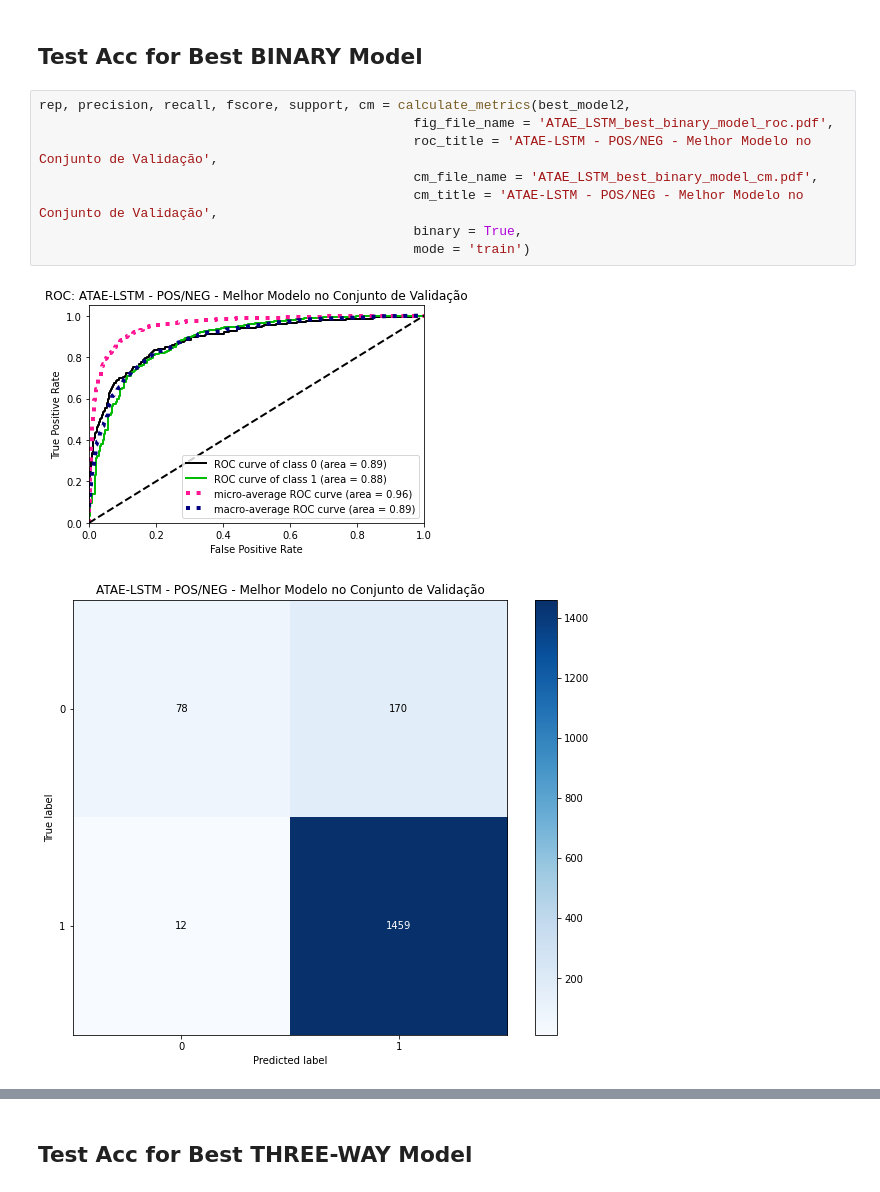
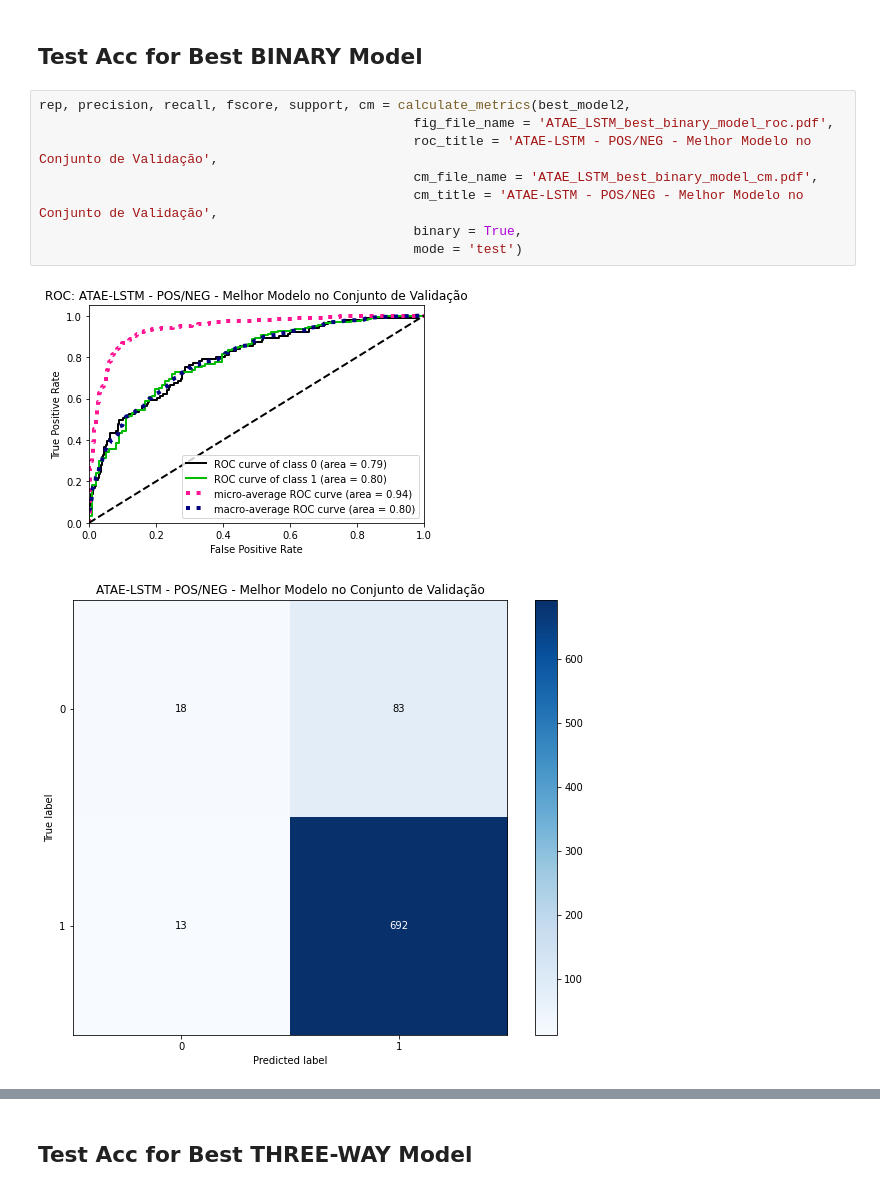
Before and after one commit to ulissesbcorrea/atae-lstm-theano-modified, a Jupyter notebook: processa_results_atae_lstm.ipynb, the cells around one changed output, grey strips where cells are left out. Cells and saved outputs as stored; diff of their text form.

```diff
--- a/processa_results_atae_lstm.ipynb
+++ b/processa_results_atae_lstm.ipynb
@@ -116,14 +102,14 @@ def calculate_metrics(best_model_results, fig_file_name, roc_title, cm_file_name
 # %%
 rep, precision, recall, fscore, support, cm = calculate_metrics(best_model2,
                                                 fig_file_name = 'ATAE_LSTM_best_binary_model_roc.pdf',
                                                 roc_title = 'ATAE-LSTM - POS/NEG - Melhor Modelo no Conjunto de Validação',
                                                 cm_file_name = 'ATAE_LSTM_best_binary_model_cm.pdf',
                                                 cm_title = 'ATAE-LSTM - POS/NEG - Melhor Modelo no Conjunto de Validação',
                                                 binary = True,
-                                                mode = 'train')
+                                                mode = 'test')
 # %% [output]
-[figure, old version]
+[figure, new version]
-[figure, old version]
+[figure, new version]
 # %%
 rep
 # %% [output]
```
Also changed, not shown: parts of 9 cells of this notebook, 5 other files.
